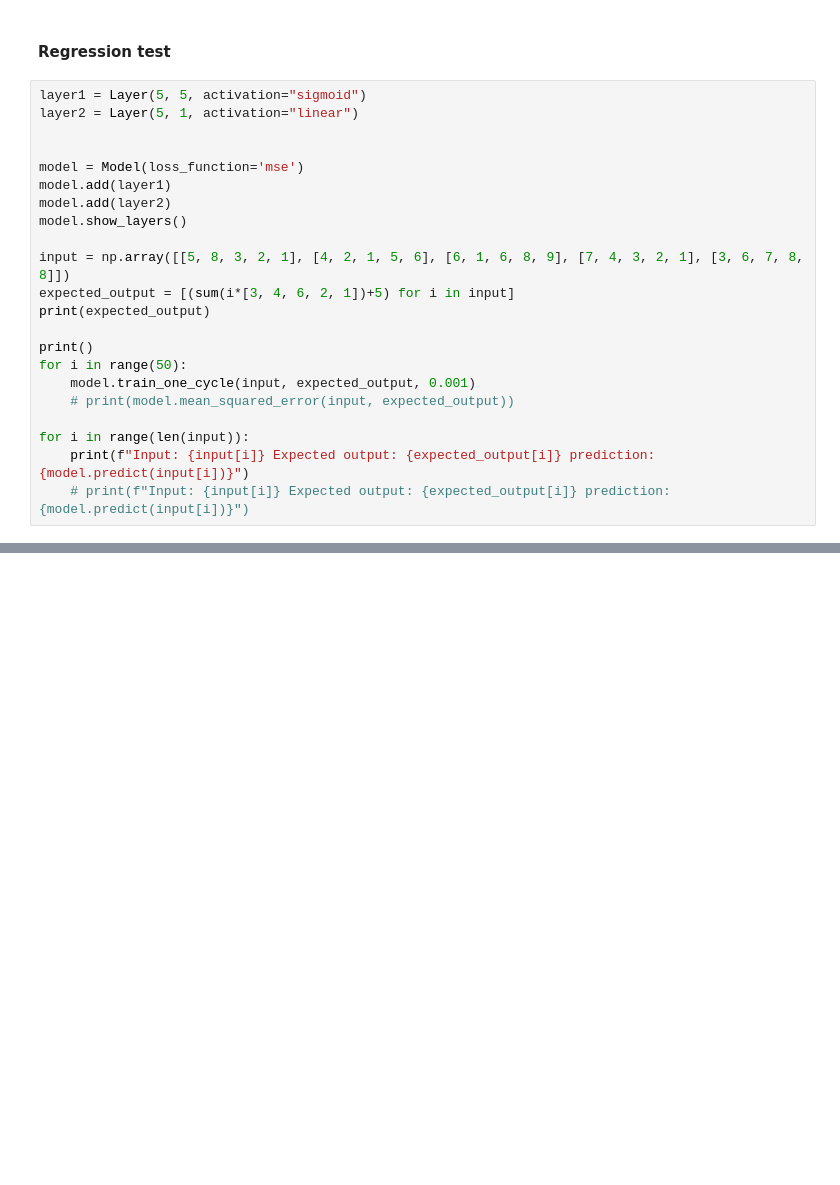
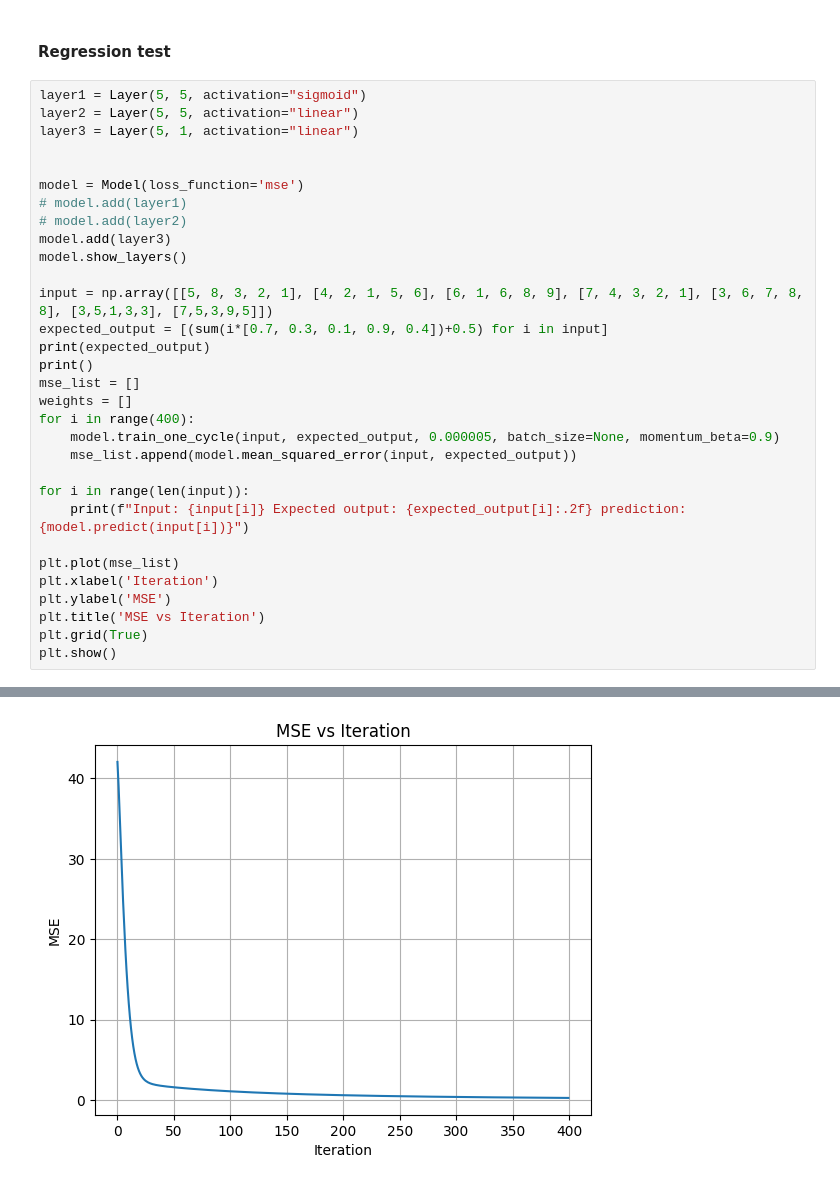
Before and after one commit to psamtam/MLiSP1_MLModel_from_scratch, a Jupyter notebook: main.ipynb, the cells around one changed output, grey strips where cells are left out. Cells and saved outputs as stored; diff of their text form; blank space fills up the shorter version.

```diff
--- a/main.ipynb
+++ b/main.ipynb
@@ -224,24 +288,33 @@ Input: [2 3], Expected output: 0, Predicted: [0.00552911]
 #### Regression test
 # %%
 layer1 = Layer(5, 5, activation="sigmoid")
-layer2 = Layer(5, 1, activation="linear")
+layer2 = Layer(5, 5, activation="linear")
+layer3 = Layer(5, 1, activation="linear")
 
 
 model = Model(loss_function='mse')
-model.add(layer1)
-model.add(layer2)
+# model.add(layer1)
+# model.add(layer2)
+model.add(layer3)
 model.show_layers()
 
-input = np.array([[5, 8, 3, 2, 1], [4, 2, 1, 5, 6], [6, 1, 6, 8, 9], [7, 4, 3, 2, 1], [3, 6, 7, 8, 8]])
-expected_output = [(sum(i*[3, 4, 6, 2, 1])+5) for i in input]
+input = np.array([[5, 8, 3, 2, 1], [4, 2, 1, 5, 6], [6, 1, 6, 8, 9], [7, 4, 3, 2, 1], [3, 6, 7, 8, 8], [3,5,1,3,3], [7,5,3,9,5]])
+expected_output = [(sum(i*[0.7, 0.3, 0.1, 0.9, 0.4])+0.5) for i in input]
 print(expected_output)
-
 print()
-for i in range(50):
-    model.train_one_cycle(input, expected_output, 0.001)
-    # print(model.mean_squared_error(input, expected_output))
+mse_list = []
+weights = []
+for i in range(400):
+    model.train_one_cycle(input, expected_output, 0.000005, batch_size=None, momentum_beta=0.9)
+    mse_list.append(model.mean_squared_error(input, expected_output))
 
 for i in range(len(input)):
-    print(f"Input: {input[i]} Expected output: {expected_output[i]} prediction: {model.predict(input[i])}")
-    # print(f"Input: {input[i]} Expected output: {expected_output[i]} prediction: {model.predict(input[i])}")
+    print(f"Input: {input[i]} Expected output: {expected_output[i]:.2f} prediction: {model.predict(input[i])}")
+
+plt.plot(mse_list)
+plt.xlabel('Iteration')
+plt.ylabel('MSE')
+plt.title('MSE vs Iteration')
+plt.grid(True)
+plt.show()
 # %% [output]
@@ -256,0 +331 @@ Input: [3 6 7 8 8] Expected output: 104 prediction: [87.69520356]
+[figure, added]
```
Also changed, not shown: parts of 6 cells of this notebook.
